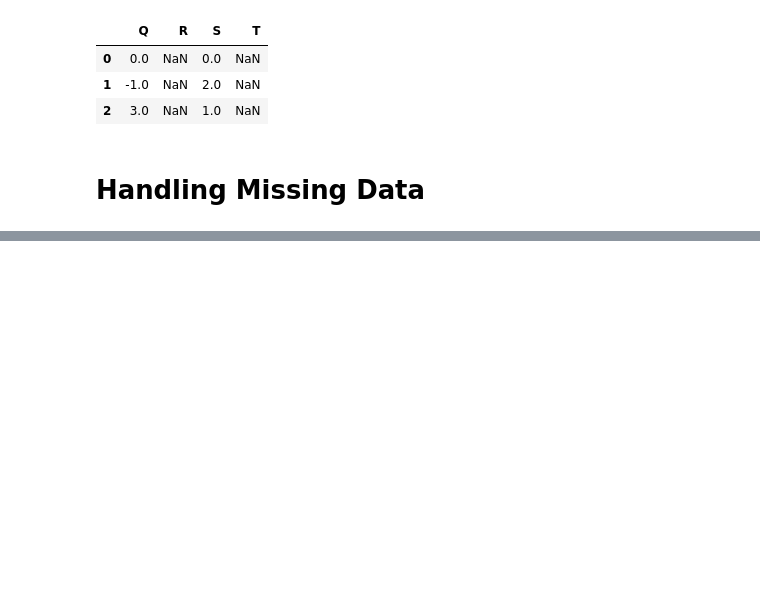
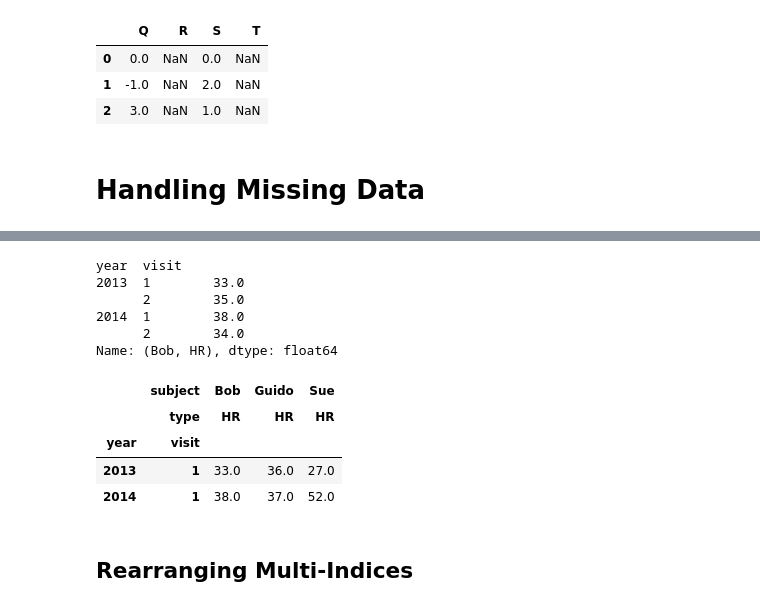
Before and after one commit to Felecort/DS-Rush, a Jupyter notebook: src/DS_handbook/4_pandas_features.ipynb, the cells around one changed output, grey strips where cells are left out. Saved outputs shown, nothing was run; the diff lists cells and outputs as text; code cells hidden in the pictures; blank space fills up the shorter version.

```diff
--- a/src/DS_handbook/4_pandas_features.ipynb
+++ b/src/DS_handbook/4_pandas_features.ipynb
@@ -542,0 +1031,20 @@ df - halfrow
+# %%
+health_data.loc[:, ('Bob', 'HR')]
+# %% [output]
+year  visit
+2013  1        33.0
+      2        35.0
+2014  1        38.0
+      2        34.0
+Name: (Bob, HR), dtype: float64
+# %%
+idx = pd.IndexSlice
+health_data.loc[idx[:, 1], idx[:, 'HR']]
+# %% [output]
+|  | subject | Bob | Guido | Sue |
+|  | type | HR | HR | HR |
+| year | visit |  |  |  |
+| 2013 | 1 | 33.0 | 36.0 | 27.0 |
+| 2014 | 1 | 38.0 | 37.0 | 52.0 |
+# %% [markdown]
+## Rearranging Multi-Indices
```
Also changed, not shown: parts of 80 cells of this notebook.
